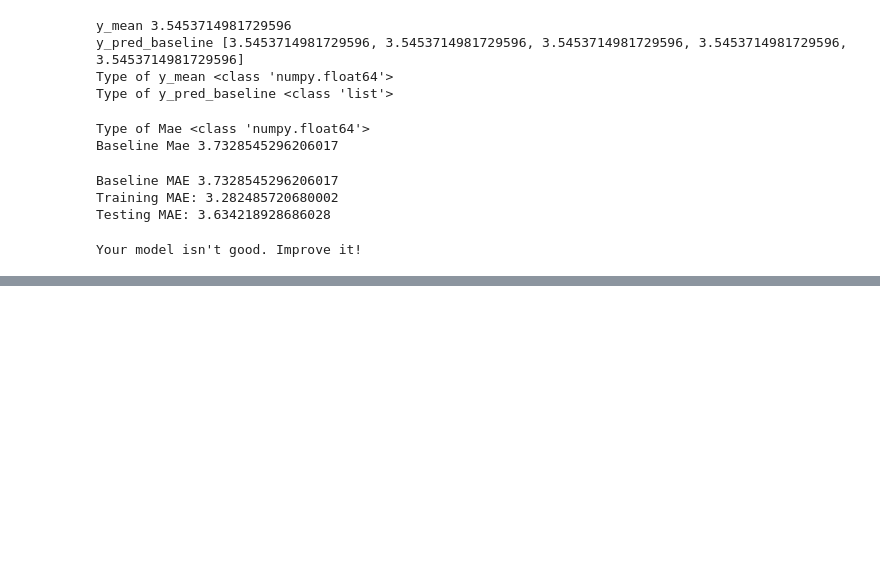
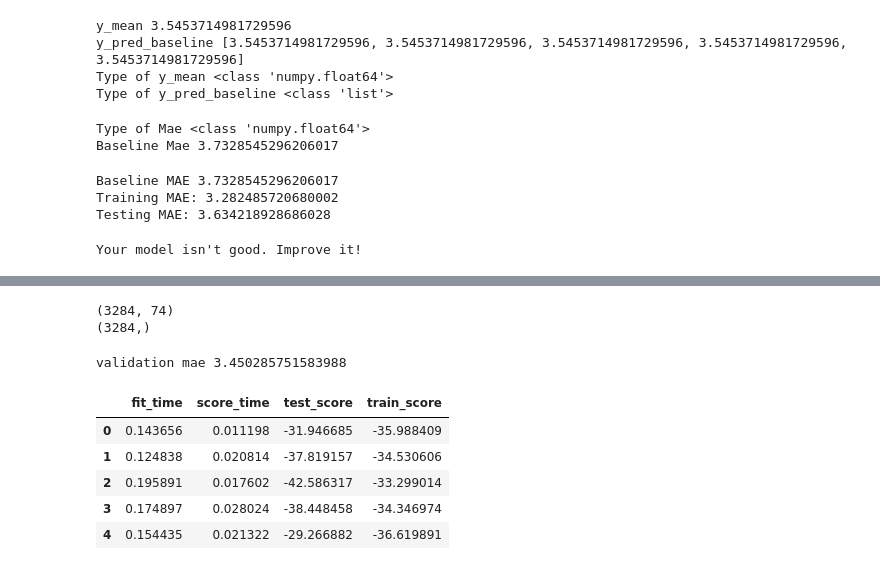
Before and after one commit to pabrokim/Terrorism-in-Nigeria, a Jupyter notebook: terror_data.ipynb, the cells around one changed output, grey strips where cells are left out. Saved outputs shown, nothing was run; the diff lists cells and outputs as text; code cells hidden in the pictures; blank space fills up the shorter version.

```diff
--- a/terror_data.ipynb
+++ b/terror_data.ipynb
@@ -262,0 +271,6 @@ Your model isn't good. Improve it!
+# %%
+print(x_train_design.shape)
+print(y_train.shape)
+# %% [output]
+(3284, 74)
+(3284,)
@@ -262,0 +281,26 @@ Your model isn't good. Improve it!
+# %%
+val_mae = mean_absolute_error(y_val, val_pred)
+print('validation mae', val_mae)
+# %% [output]
+validation mae 3.450285751583988
+# %%
+#cross validation
+cv_score = cross_validate(
+    model,
+    x_train_design,
+    y_train,
+    scoring='neg_mean_squared_error',
+    cv=5,
+    return_train_score=True
+
+)
+# %%
+cv_score_df=pd.DataFrame(cv_score)
+cv_score_df
+# %% [output]
+|  | fit_time | score_time | test_score | train_score |
+| 0 | 0.143656 | 0.011198 | -31.946685 | -35.988409 |
+| 1 | 0.124838 | 0.020814 | -37.819157 | -34.530606 |
+| 2 | 0.195891 | 0.017602 | -42.586317 | -33.299014 |
+| 3 | 0.174897 | 0.028024 | -38.448458 | -34.346974 |
+| 4 | 0.154435 | 0.021322 | -29.266882 | -36.619891 |
```
Also changed, not shown: parts of 7 cells of this notebook.
